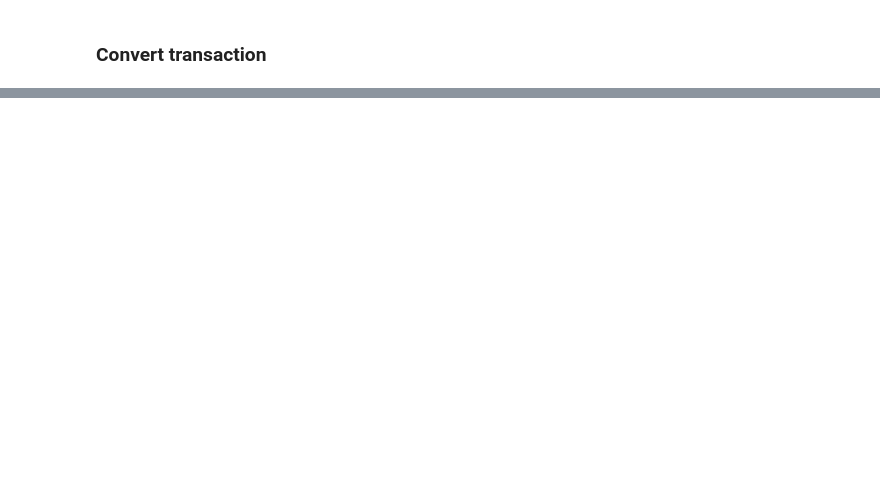
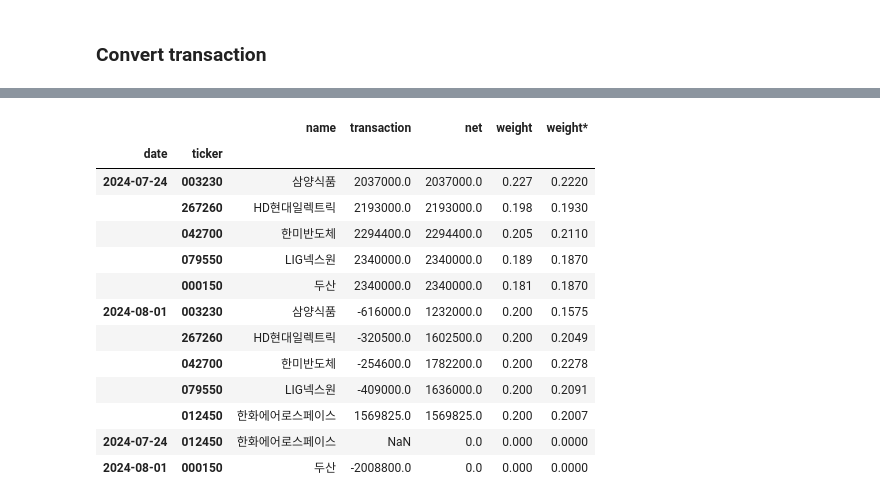
Before and after one commit to lbk209/portfolio, a Jupyter notebook: Allocate_Portfolio.ipynb, the cells around one changed output, grey strips where cells are left out. Cells and saved outputs as stored; diff of their text form; code cells hidden in the pictures; blank space fills up the shorter version.

```diff
--- a/Allocate_Portfolio.ipynb
+++ b/Allocate_Portfolio.ipynb
@@ -916,0 +2514,6 @@ self.record updated
+# %%
+int_share = False
+sr_trs = self._calc_shares(df_rec, df_prc, 'trs', int_share)
+sr_net = self._calc_shares(df_rec, df_prc, 'net', int_share)
+df_share = sr_trs.to_frame('transaction').join(sr_net.rename('net'))
+df_share
@@ -916,0 +2550,25 @@ self.record updated
+# %%
+df_trs = (df_share.loc[date, col_net]
+          .sub(df_share.groupby(col_tkr)[col_trs].sum())
+ .mul(df_prc.loc[date]).dropna()
+ .to_frame(col_trs).assign(**{col_date:date})
+          .set_index(col_date, append=True).swaplevel()
+              )
+
+df_rec.update(df_trs)
+df_rec
+# %% [output]
+|  |  | name | transaction | net | weight | weight* |
+| date | ticker |  |  |  |  |  |
+| 2024-07-24 | 003230 | 삼양식품 | 2037000.0 | 2037000.0 | 0.227 | 0.2220 |
+|  | 267260 | HD현대일렉트릭 | 2193000.0 | 2193000.0 | 0.198 | 0.1930 |
+|  | 042700 | 한미반도체 | 2294400.0 | 2294400.0 | 0.205 | 0.2110 |
+|  | 079550 | LIG넥스원 | 2340000.0 | 2340000.0 | 0.189 | 0.1870 |
+|  | 000150 | 두산 | 2340000.0 | 2340000.0 | 0.181 | 0.1870 |
+| 2024-08-01 | 003230 | 삼양식품 | -616000.0 | 1232000.0 | 0.200 | 0.1575 |
+|  | 267260 | HD현대일렉트릭 | -320500.0 | 1602500.0 | 0.200 | 0.2049 |
+|  | 042700 | 한미반도체 | -254600.0 | 1782200.0 | 0.200 | 0.2278 |
+|  | 079550 | LIG넥스원 | -409000.0 | 1636000.0 | 0.200 | 0.2091 |
+|  | 012450 | 한화에어로스페이스 | 1569825.0 | 1569825.0 | 0.200 | 0.2007 |
+| 2024-07-24 | 012450 | 한화에어로스페이스 | NaN | 0.0 | 0.000 | 0.0000 |
+| 2024-08-01 | 000150 | 두산 | -2008800.0 | 0.0 | 0.000 | 0.0000 |
```
Also changed, not shown: parts of 34 cells of this notebook, 1 other file.
